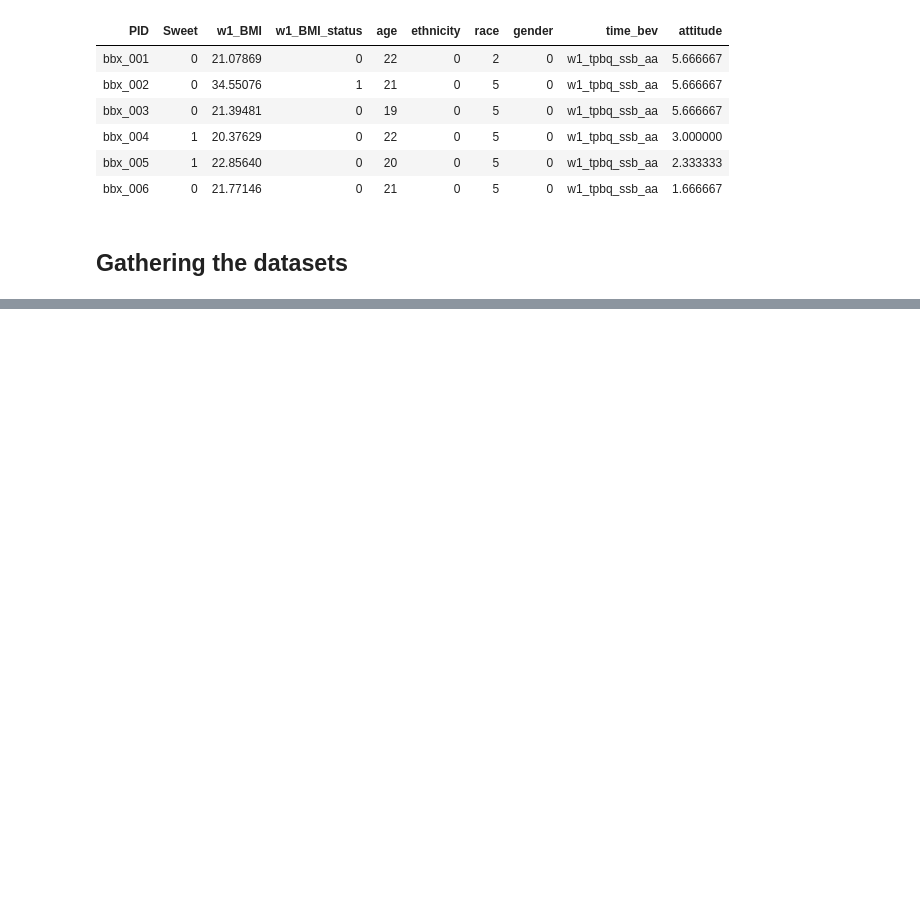
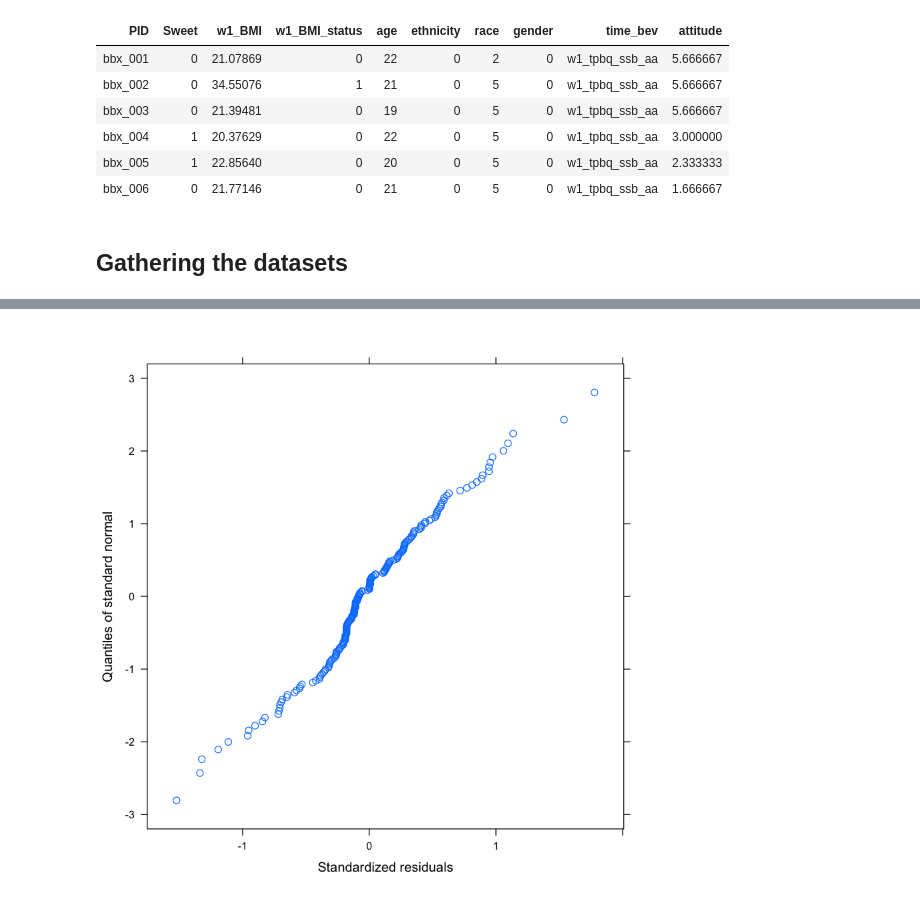
Before and after one commit to lbauert/TPBT, a Jupyter notebook: Lia_Analysis.ipynb, the cells around one changed output, grey strips where cells are left out. Saved outputs shown, nothing was run; the diff lists cells and outputs as text; code cells hidden in the pictures; blank space fills up the shorter version.

```diff
--- a/Lia_Analysis.ipynb
+++ b/Lia_Analysis.ipynb
@@ -221,0 +447,7 @@ AA_CE <- lmer()
+# %%
+randomIntercept<-lme(
+    attitude~1, data=AA_long, random=~1|PID, method="ML", na.action=na.exclude, control=list(opt="optim"))
+# %%
+timeRI<-update(randomIntercept, .~.+time_bev)
+# %%
+timeRS<-update(timeRI, random=~time_bev|PID)
@@ -221,0 +478,4 @@ AA_CE <- lmer()
+# %%
+timeCov<-update(timeRS, .~.+Sweet)
+summary(timeCov)
+anova(timeCov)
@@ -221,0 +530,6 @@ AA_CE <- lmer()
+# %%
+#fm1 <- lme(distance ~ age, Orthodont, random = ~ age | Subject)
+## normal plot of standardized residuals by gender
+qqnorm(timeCov, ~ resid(., type = "p"))
+# %% [output]
+[figure, added]
```
Also changed, not shown: parts of 15 cells of this notebook.
